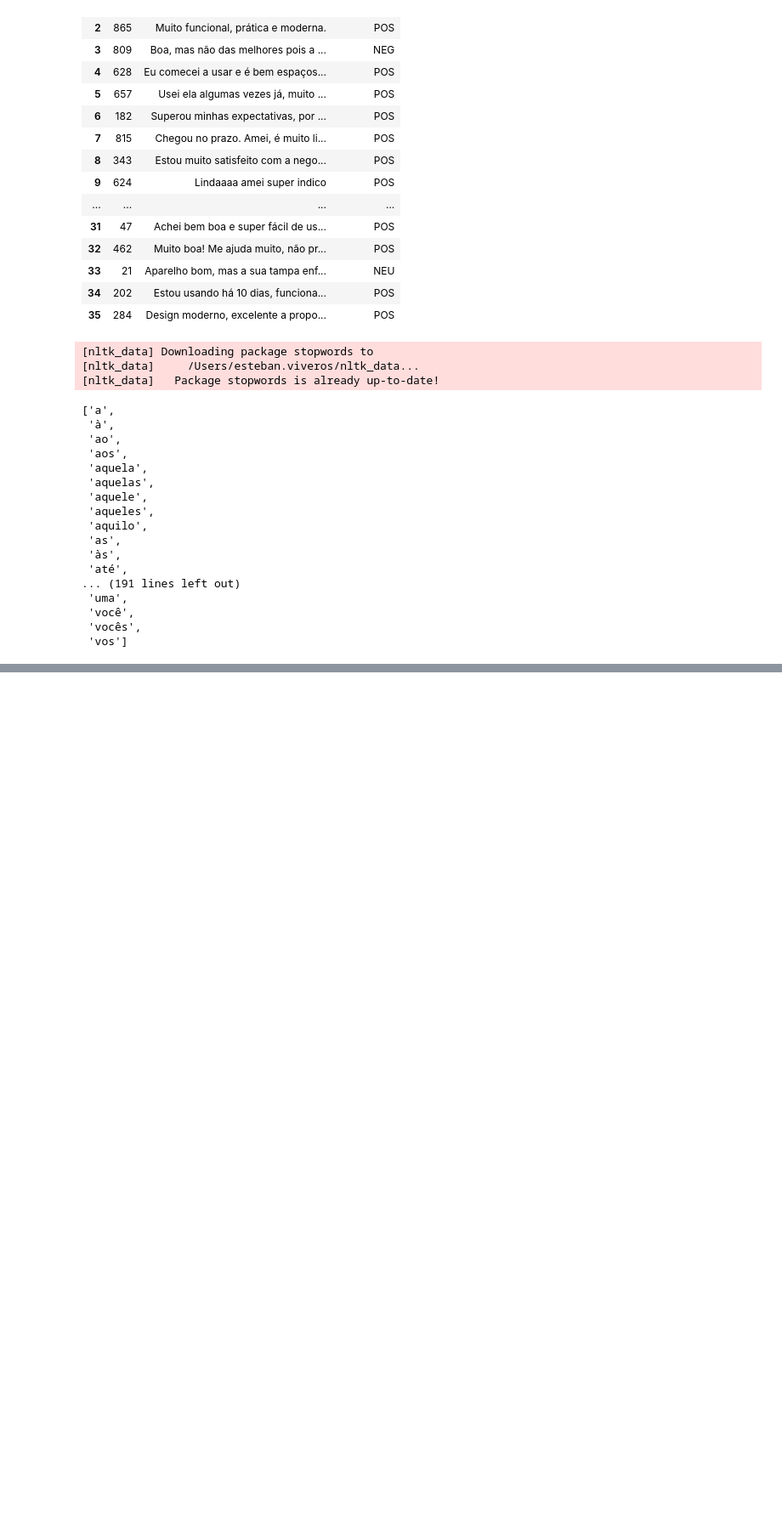
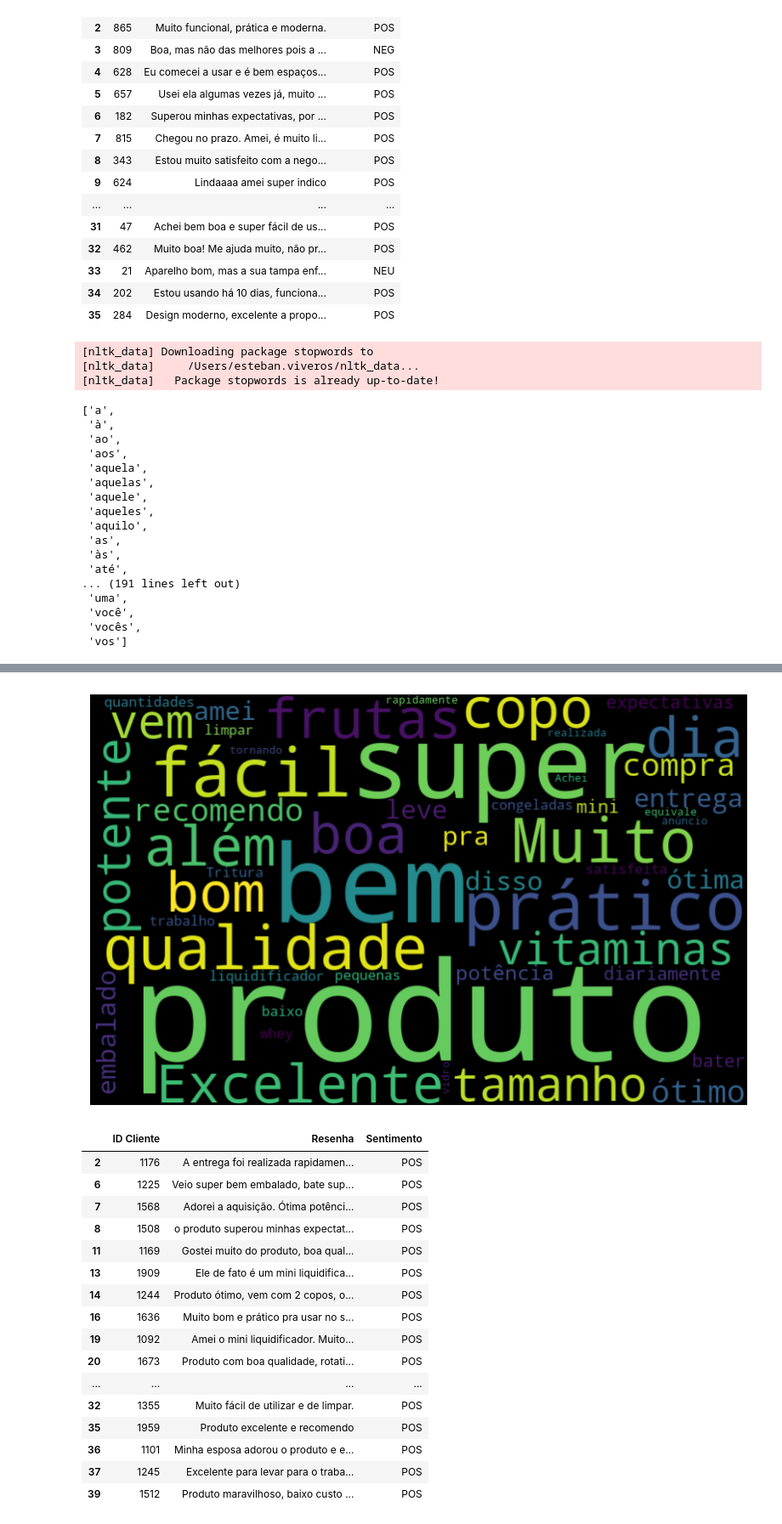
Before and after one commit to emviveros/alura_hugging_face_module, a Jupyter notebook: Notebooks/Aula_1.ipynb, the cells around one changed output, grey strips where cells are left out. Shown at 85% size. Cells and saved outputs as stored; diff of their text form; code cells hidden in the pictures; blank space fills up the shorter version.

```diff
--- a/Notebooks/Aula_1.ipynb
+++ b/Notebooks/Aula_1.ipynb
@@ -276,0 +311,36 @@ nuvem_palavras(dados, 'Resenha', 'NEG')
+# %%
+import pandas as pd
+
+dados = pd.read_csv('../Dados/resenhas_produtos_liquidificador_portatil.csv')
+
+# Process reviews one by one
+resultados_previsao = process_reviews_safe(dados['Resenha'])
+
+# Processa as previsões diretamente
+sentimento = []
+
+for resultado in resultados_previsao:
+  sentimento.append(resultado.output)
+
+dados['Sentimento'] = sentimento
+
+def visualizar_dataframe(df):
+  """
+  Creates a styled visualization of a DataFrame with left-aligned text.
+
+  Args:
+    df (pandas.DataFrame): The DataFrame to style
+
+  Returns:
+    pandas.io.formats.style.Styler: A styled DataFrame
+  """
+  visualizacao = (
+    df.style
+    .set_properties(**{'text-align': 'left'})
+    .set_table_styles([{'selector': 'th', 'props': [('text-align', 'left')]}])
+  )
+
+  return visualizacao
+
+# Apply the function to the dados DataFrame
+visualizar_dataframe(dados)
@@ -276,0 +381,25 @@ nuvem_palavras(dados, 'Resenha', 'NEG')
+# %%
+nuvem_palavras(dados, 'Resenha', 'POS')
+
+#filtra as avalizações positivas usando pandas
+resenhas_positivas = dados.query('Sentimento == "POS"')
+visualizar_dataframe(resenhas_positivas)
+# %% [output]
+[figure, added]
+|  | ID Cliente | Resenha | Sentimento |
+| 2 | 1176 | A entrega foi realizada rapidamen... | POS |
+| 6 | 1225 | Veio super bem embalado, bate sup... | POS |
+| 7 | 1568 | Adorei a aquisição. Ótima potênci... | POS |
+| 8 | 1508 | o produto superou minhas expectat... | POS |
+| 11 | 1169 | Gostei muito do produto, boa qual... | POS |
+| 13 | 1909 | Ele de fato é um mini liquidifica... | POS |
+| 14 | 1244 | Produto ótimo, vem com 2 copos, o... | POS |
+| 16 | 1636 | Muito bom e prático pra usar no s... | POS |
+| 19 | 1092 | Amei o mini liquidificador. Muito... | POS |
+| 20 | 1673 | Produto com boa qualidade, rotati... | POS |
+| ... | ... | ... | ... |
+| 32 | 1355 | Muito fácil de utilizar e de limpar. | POS |
+| 35 | 1959 | Produto excelente e recomendo | POS |
+| 36 | 1101 | Minha esposa adorou o produto e e... | POS |
+| 37 | 1245 | Excelente para levar para o traba... | POS |
+| 39 | 1512 | Produto maravilhoso, baixo custo ... | POS |
```
Also changed, not shown: parts of 9 cells of this notebook.
